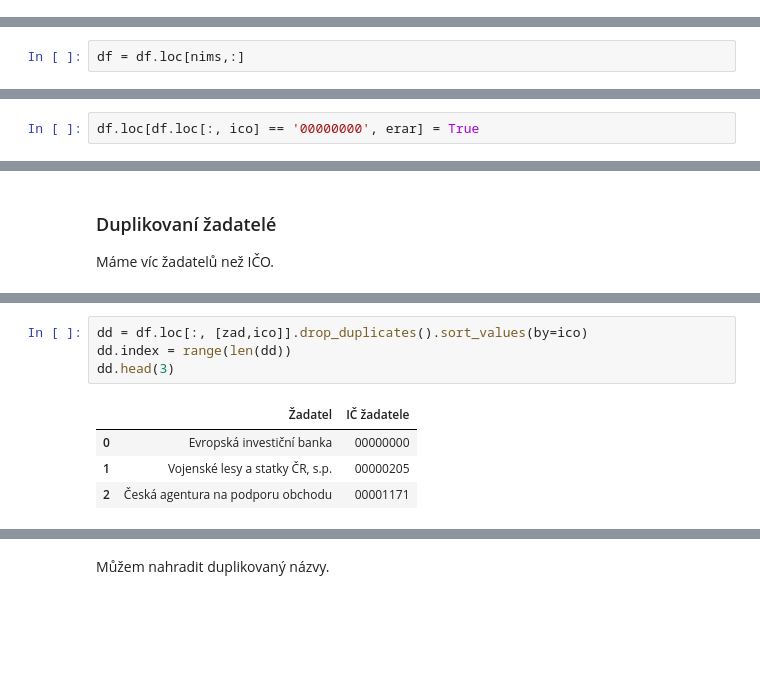
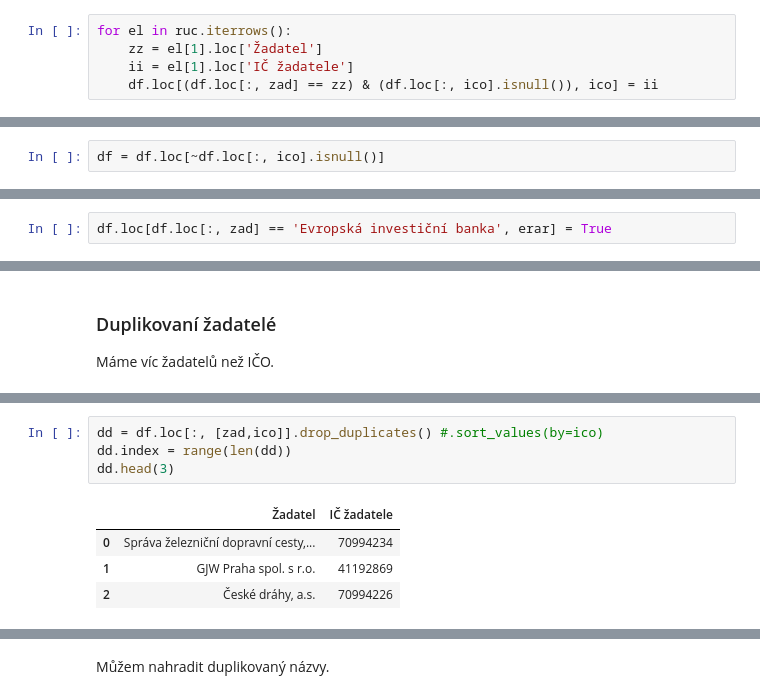
Before and after one commit to kokes/strukturalni-fondy, a Jupyter notebook: EU_Fondy.ipynb, the cells around one changed output, grey strips where cells are left out. Drawn from its saved outputs; the diff is of its cells as text; blank space fills up the shorter version.

```diff
--- a/EU_Fondy.ipynb
+++ b/EU_Fondy.ipynb
@@ -182,0 +257,5 @@ Celkem jde o projekty za skoro 19 miliard
+# %%
+for el in ruc.iterrows():
+    zz = el[1].loc['Žadatel']
+    ii = el[1].loc['IČ žadatele']
+    df.loc[(df.loc[:, zad] == zz) & (df.loc[:, ico].isnull()), ico] = ii
@@ -183,7 +271,7 @@ Celkem jde o projekty za skoro 19 miliard
+# %%
+df = df.loc[~df.loc[:, ico].isnull()]
 # %% [markdown]
 O tyto projekty náš dataset očistíme.
-# %%
-df = df.loc[nims,:]
 # %% [markdown]
 ### Duplikované skupiny
 # %%
@@ -248,7 +337,7 @@ df.loc[df.loc[:, ico] == '00000000']
 | 100818 | CZ.1.10 ROP NUTS II Moravskoslezsko | 10.2 | 10.2.3 | CZ.1.10/2.3.00/02.00976 | JESSICA Holdingový fond Moravskos... | ... |
 1 rows × 29 columns
 # %%
-df.loc[df.loc[:, ico] == '00000000', erar] = True
+df.loc[df.loc[:, zad] == 'Evropská investiční banka', erar] = True
 # %% [markdown]
 ### Kofinancování
 # %%
@@ -288,12 +371,12 @@ print(len(df.loc[:, ico].unique()))
 # %%
-dd = df.loc[:, [zad,ico]].drop_duplicates().sort_values(by=ico)
+dd = df.loc[:, [zad,ico]].drop_duplicates() #.sort_values(by=ico)
 dd.index = range(len(dd))
 dd.head(3)
 # %% [output]
 |  | Žadatel | IČ žadatele |
-| 0 | Evropská investiční banka | 00000000 |
-| 1 | Vojenské lesy a statky ČR, s.p. | 00000205 |
-| 2 | Česká agentura na podporu obchodu | 00001171 |
+| 0 | Správa železniční dopravní cesty,... | 70994234 |
+| 1 | GJW Praha spol. s r.o. | 41192869 |
+| 2 | České dráhy, a.s. | 70994226 |
 # %%
 df.loc[:, [zad, ico]].drop_duplicates().shape
 # %% [output]
```
Also changed, not shown: parts of 46 cells of this notebook, 8 other files.
